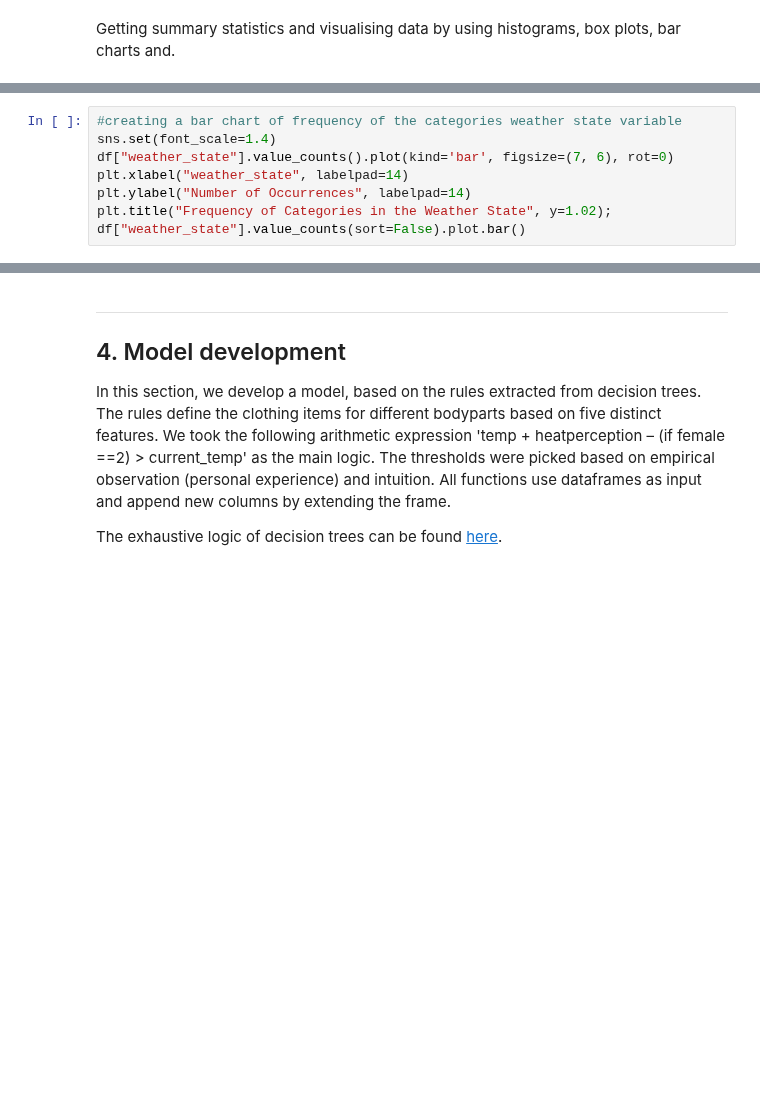
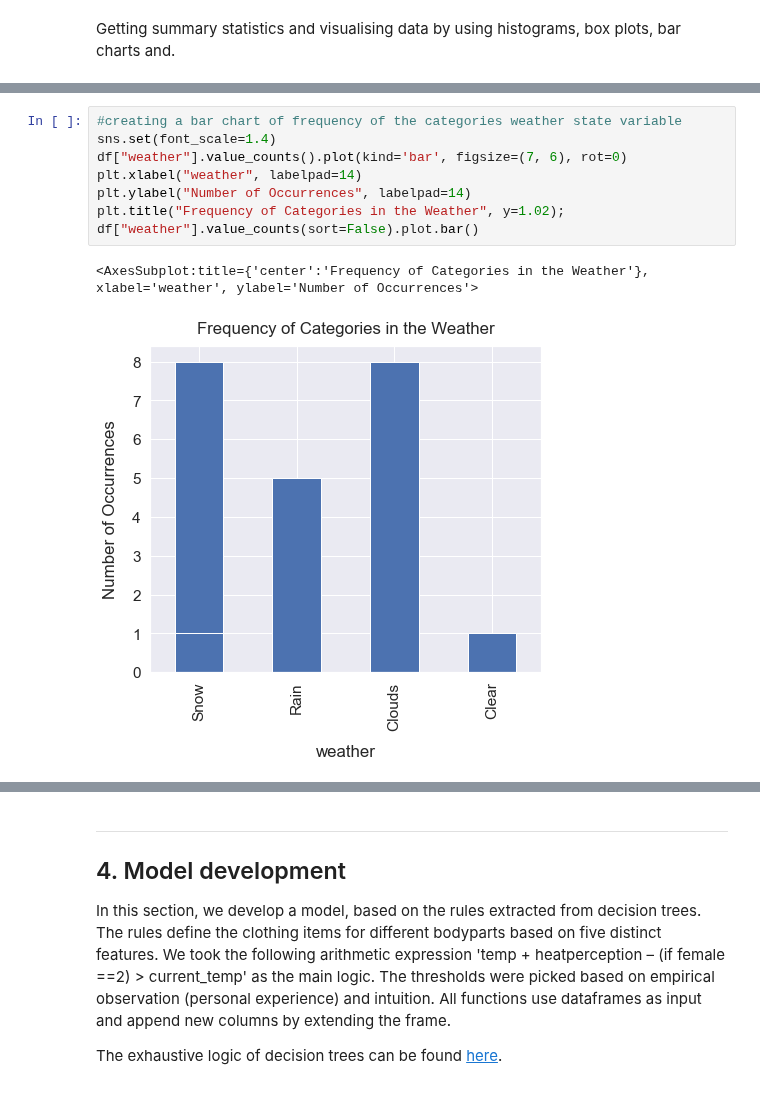
Before and after one commit to TechLabs-Berlin/wt21-commfy, a Jupyter notebook: DS_Files/Commfy_RBM.ipynb, the cells around one changed output, grey strips where cells are left out. Saved outputs shown, nothing was run; the diff lists cells and outputs as text; blank space fills up the shorter version.

```diff
--- a/DS_Files/Commfy_RBM.ipynb
+++ b/DS_Files/Commfy_RBM.ipynb
@@ -137,11 +204,14 @@ plt.show()
 # %%
 #creating a bar chart of frequency of the categories weather state variable
 sns.set(font_scale=1.4)
-df["weather_state"].value_counts().plot(kind='bar', figsize=(7, 6), rot=0)
-plt.xlabel("weather_state", labelpad=14)
+df["weather"].value_counts().plot(kind='bar', figsize=(7, 6), rot=0)
+plt.xlabel("weather", labelpad=14)
 plt.ylabel("Number of Occurrences", labelpad=14)
-plt.title("Frequency of Categories in the Weather State", y=1.02);
-df["weather_state"].value_counts(sort=False).plot.bar()
+plt.title("Frequency of Categories in the Weather", y=1.02);
+df["weather"].value_counts(sort=False).plot.bar()
+# %% [output]
+<AxesSubplot:title={'center':'Frequency of Categories in the Weather'}, xlabel='weather', ylabel='Number of Occurrences'>
+[figure, added]
 # %%
 #creating a bar chart of frequency of the categories in heaviness of trip
 sns.set(font_scale=1.4)
```
Also changed, not shown: parts of 12 cells of this notebook.
